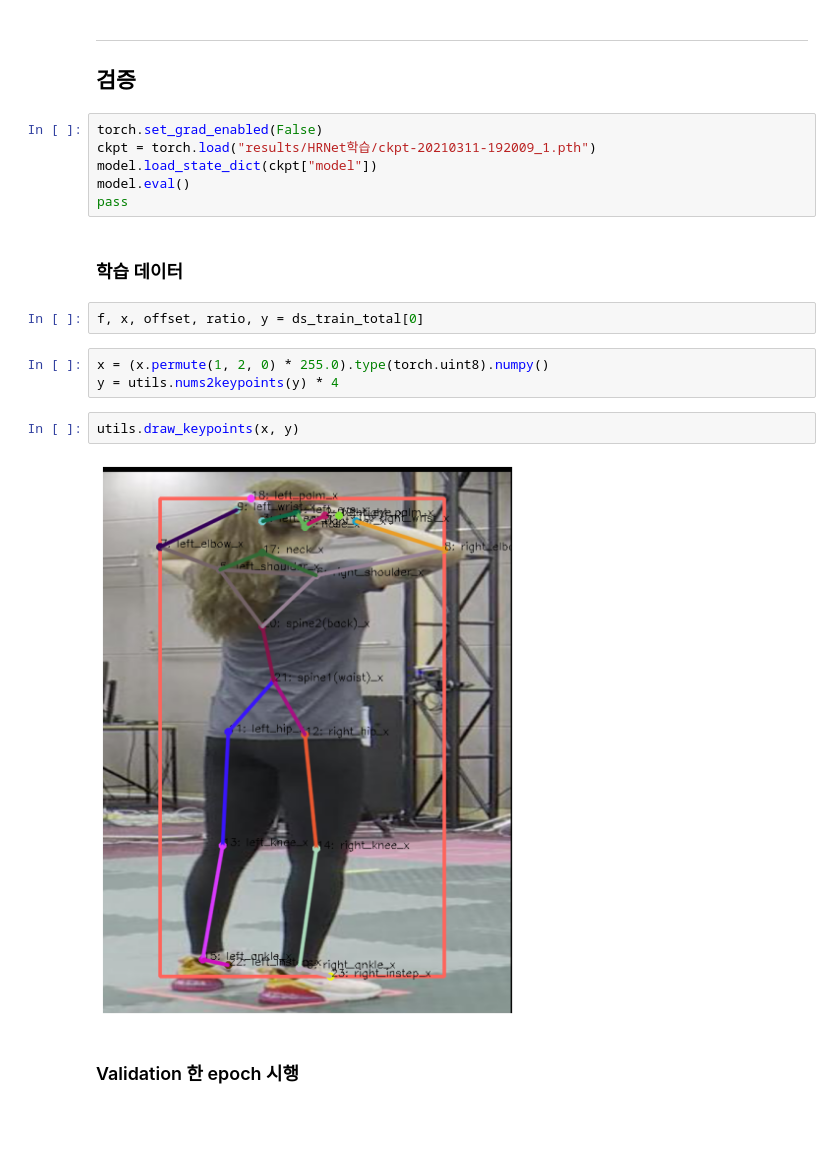
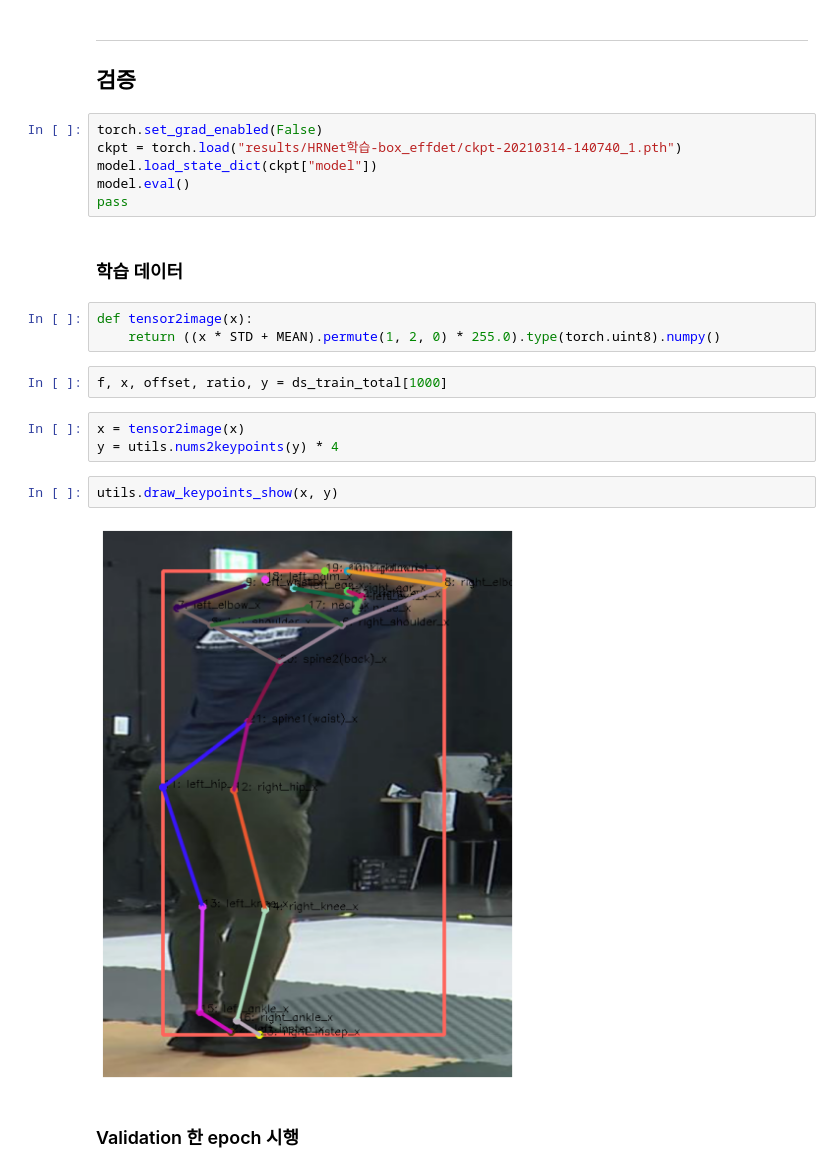
Before and after one commit to Kitsunetic/motion-keypoint, a Jupyter notebook: HRNet 학습-box_effdet.ipynb, the cells around one changed output. Saved outputs shown, nothing was run; the diff lists cells and outputs as text; blank space fills up the shorter version.

```diff
--- a/HRNet 학습-box_effdet.ipynb
+++ b/HRNet 학습-box_effdet.ipynb
@@ -458,21 +459,24 @@ TODO: criterion을 L1을 써보기
 ## 검증
 # %%
 torch.set_grad_enabled(False)
-ckpt = torch.load("results/HRNet학습/ckpt-20210311-192009_1.pth")
+ckpt = torch.load("results/HRNet학습-box_effdet/ckpt-20210314-140740_1.pth")
 model.load_state_dict(ckpt["model"])
 model.eval()
 pass
 # %% [markdown]
 ### 학습 데이터
+# %%
+def tensor2image(x):
+    return ((x * STD + MEAN).permute(1, 2, 0) * 255.0).type(torch.uint8).numpy()
 # %%
-f, x, offset, ratio, y = ds_train_total[0]
+f, x, offset, ratio, y = ds_train_total[1000]
 # %%
-x = (x.permute(1, 2, 0) * 255.0).type(torch.uint8).numpy()
+x = tensor2image(x)
 y = utils.nums2keypoints(y) * 4
 # %%
-utils.draw_keypoints(x, y)
+utils.draw_keypoints_show(x, y)
 # %% [output]
-[figure, old version]
+[figure, new version]
 # %% [markdown]
 ### Validation 한 epoch 시행
 # %%
```
Also changed, not shown: parts of 13 cells of this notebook, 1 other file.
